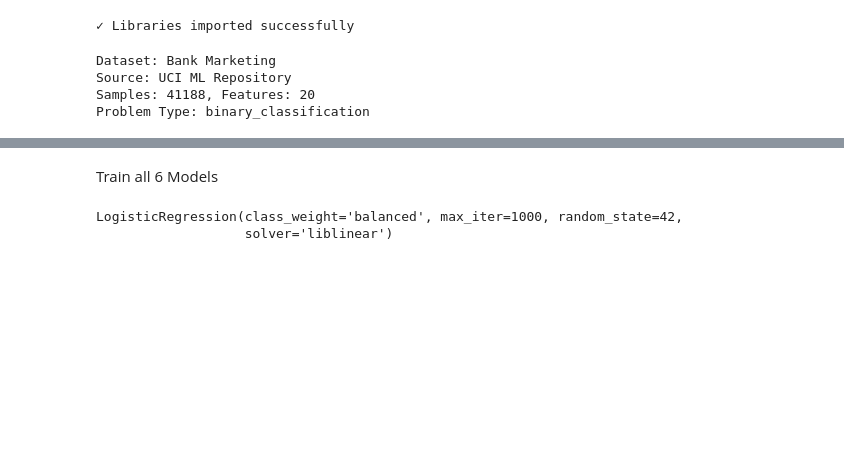
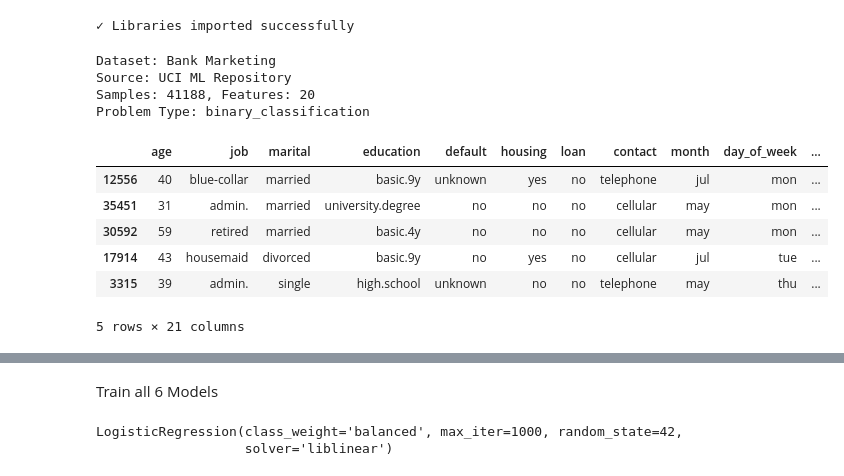
Before and after one commit to saikumarbecse-max/bank_marketing_prediction, a Jupyter notebook: classification_model.ipynb, the cells around one changed output, grey strips where cells are left out. Drawn from its saved outputs; the diff is of its cells as text; code cells hidden in the pictures; blank space fills up the shorter version.

```diff
--- a/classification_model.ipynb
+++ b/classification_model.ipynb
@@ -62,0 +61,10 @@ data_encoded['y'] = data_encoded['y'].map(y_mapping)
+# %%
+train_data.head()
+# %% [output]
+|  | age | job | marital | education | default | housing | loan | contact | month | day_of_week | ... |
+| 12556 | 40 | blue-collar | married | basic.9y | unknown | yes | no | telephone | jul | mon | ... |
+| 35451 | 31 | admin. | married | university.degree | no | no | no | cellular | may | mon | ... |
+| 30592 | 59 | retired | married | basic.4y | no | no | no | cellular | may | mon | ... |
+| 17914 | 43 | housemaid | divorced | basic.9y | no | yes | no | cellular | jul | tue | ... |
+| 3315 | 39 | admin. | single | high.school | unknown | no | no | telephone | may | thu | ... |
+5 rows × 21 columns
```
Also changed, not shown: parts of 18 cells of this notebook.
